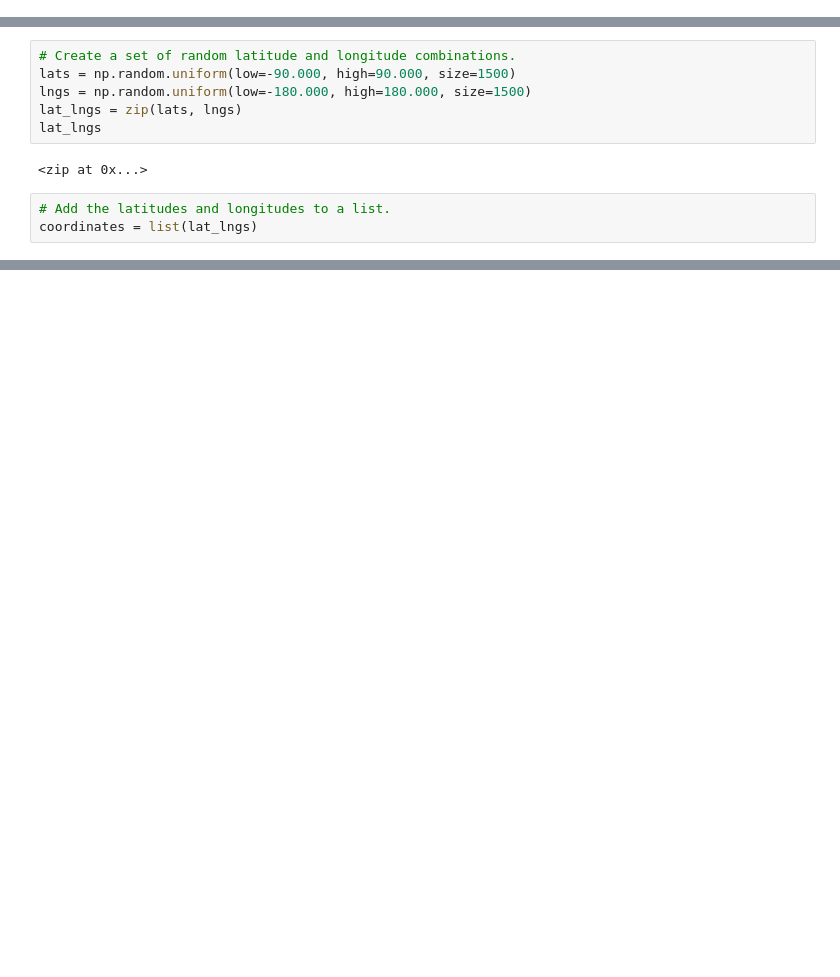
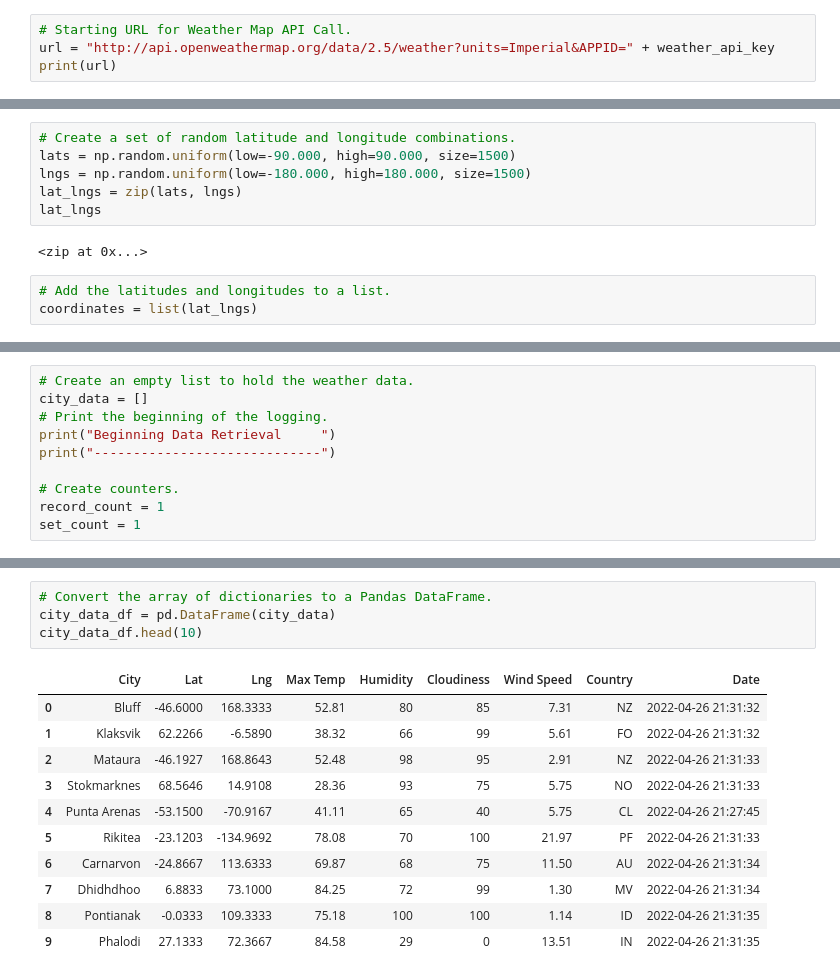
Before and after one commit to junipear21/World_Weather_Analysis, a Jupyter notebook: WeatherPy.ipynb, the cells around one changed output, grey strips where cells are left out. Cells and saved outputs as stored; diff of their text form; blank space fills up the shorter version.

```diff
--- a/WeatherPy.ipynb
+++ b/WeatherPy.ipynb
@@ -8,0 +17,4 @@ ModuleNotFoundError: No module named 'citypy'
+# %%
+# Starting URL for Weather Map API Call.
+url = "http://api.openweathermap.org/data/2.5/weather?units=Imperial&APPID=" + weather_api_key
+print(url)
@@ -33,0 +48,10 @@ NameError: name 'citipy' is not defined
+# %%
+# Create an empty list to hold the weather data.
+city_data = []
+# Print the beginning of the logging.
+print("Beginning Data Retrieval     ")
+print("-----------------------------")
+
+# Create counters.
+record_count = 1
+set_count = 1
@@ -33,0 +131,16 @@ NameError: name 'citipy' is not defined
+# %%
+# Convert the array of dictionaries to a Pandas DataFrame.
+city_data_df = pd.DataFrame(city_data)
+city_data_df.head(10)
+# %% [output]
+|  | City | Lat | Lng | Max Temp | Humidity | Cloudiness | Wind Speed | Country | Date |
+| 0 | Bluff | -46.6000 | 168.3333 | 52.81 | 80 | 85 | 7.31 | NZ | 2022-04-26 21:31:32 |
+| 1 | Klaksvik | 62.2266 | -6.5890 | 38.32 | 66 | 99 | 5.61 | FO | 2022-04-26 21:31:32 |
+| 2 | Mataura | -46.1927 | 168.8643 | 52.48 | 98 | 95 | 2.91 | NZ | 2022-04-26 21:31:33 |
+| 3 | Stokmarknes | 68.5646 | 14.9108 | 28.36 | 93 | 75 | 5.75 | NO | 2022-04-26 21:31:33 |
+| 4 | Punta Arenas | -53.1500 | -70.9167 | 41.11 | 65 | 40 | 5.75 | CL | 2022-04-26 21:27:45 |
+| 5 | Rikitea | -23.1203 | -134.9692 | 78.08 | 70 | 100 | 21.97 | PF | 2022-04-26 21:31:33 |
+| 6 | Carnarvon | -24.8667 | 113.6333 | 69.87 | 68 | 75 | 11.50 | AU | 2022-04-26 21:31:34 |
+| 7 | Dhidhdhoo | 6.8833 | 73.1000 | 84.25 | 72 | 99 | 1.30 | MV | 2022-04-26 21:31:34 |
+| 8 | Pontianak | -0.0333 | 109.3333 | 75.18 | 100 | 100 | 1.14 | ID | 2022-04-26 21:31:35 |
+| 9 | Phalodi | 27.1333 | 72.3667 | 84.58 | 29 | 0 | 13.51 | IN | 2022-04-26 21:31:35 |
```
Also changed, not shown: parts of 9 cells of this notebook, 6 other files.
